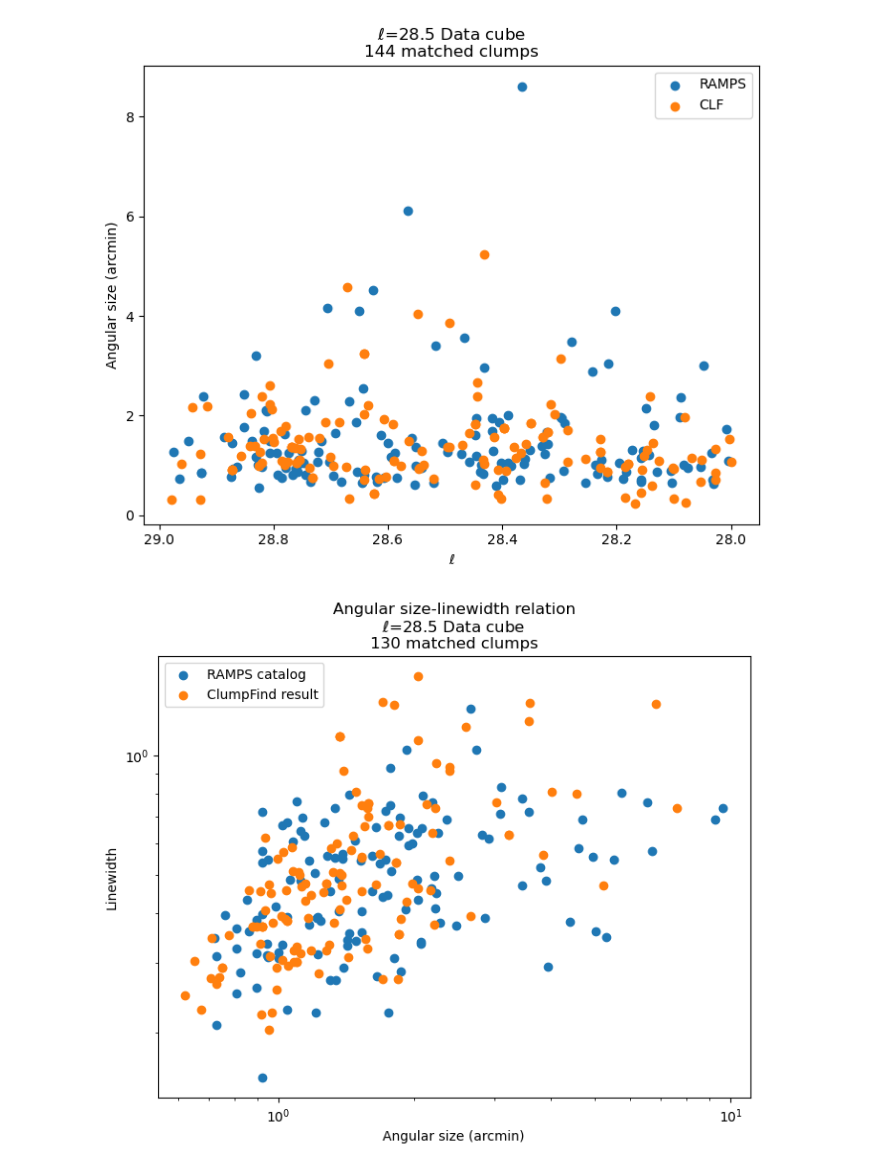
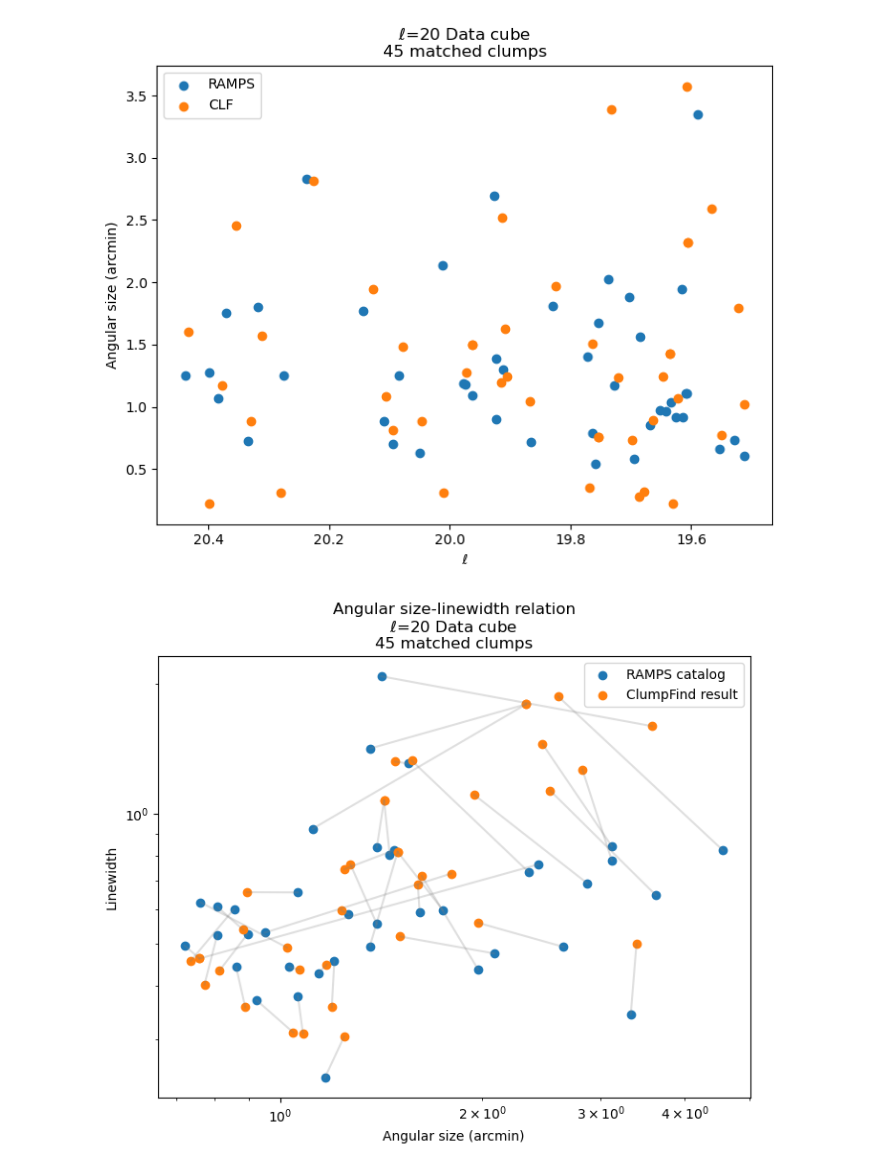
Before and after one commit to harrisonfwest/GBO-REU, a Jupyter notebook: Notebooks/RAMPS_CLF_Crossmatch.ipynb, the cells around one changed output. Drawn from its saved outputs; the diff is of its cells as text; code cells hidden in the pictures.

```diff
--- a/Notebooks/RAMPS_CLF_Crossmatch.ipynb
+++ b/Notebooks/RAMPS_CLF_Crossmatch.ipynb
@@ -13,13 +13,12 @@ from astropy.wcs.utils import skycoord_to_pixel, pixel_to_skycoord
 import warnings
 warnings.filterwarnings('ignore')
 
-filename = 'L28_5_3sig.txt'
+filename = 'L20_3sig.txt'
 
 '''
 Files
 28_5.txt: 5sigma, low = 0.05, inc = 3
 L28_5_3sig.txt: 3sigma, low = 0.2, inc = 3
 L20_3sig.txt: 3sigma, low = 0.2, inc = 3
-
 '''
 # %% [output]
@@ -27,13 +26,13 @@ L20_3sig.txt: 3sigma, low = 0.2, inc = 3
 # %%
-Cube_28_5 = SpectralCube.read('/home/scratch/hfwest/RAMPS/Data/L28_5_NH3_1-1_cube.fits') # Bring in spectral cube to obtain longitude, latitude, and V_LSR values from pixel values
-v_28_5, y_28_5, x_28_5 = Cube_28_5.world[:, :, :] # Extract wcs
-x_28_5_eff = x_28_5.value
-y_28_5_eff = y_28_5.value
-v_28_5_eff = v_28_5.value
+Cube = SpectralCube.read('/home/scratch/hfwest/RAMPS/Data/L20_NH3_1-1_cube.fits') # Bring in spectral cube to obtain longitude, latitude, and V_LSR values from pixel values
+v, y, x = Cube.world[:, :, :] # Extract wcs
+x_eff = x.value
+y_eff = y.value
+v_eff = v.value
 
-hdr_28_5 = Cube_28_5.header
-x_28_5_channel_width = abs(hdr_28_5['CDELT1']) # Pixel size in degrees (channel width of x axis, longitude)
-y_28_5_channel_width = hdr_28_5['CDELT2']
-v_28_5_channel_width = hdr_28_5['CDELT3'] # Channel width (m/s) (channel width of v axis, velocity)
-v_28_5_channel_width /= 1000 # Convert to km/s
+hdr = Cube.header
+x_channel_width = abs(hdr['CDELT1']) # Pixel size in degrees (channel width of x axis, longitude)
+y_channel_width = hdr['CDELT2']
+v_channel_width = hdr['CDELT3'] # Channel width (m/s) (channel width of v axis, velocity)
+v_channel_width /= 1000 # Convert to km/s
 # %%
@@ -55,28 +54,28 @@ _28_5_data['V_LSR'] = np.zeros(shape=len(_28_5_data))
 _28_5_data['ang_size'] = np.full(len(_28_5_data), np.nan)
 _28_5_data['sigma'] = np.zeros(shape= len(_28_5_data))
 
-bound_sky_low = pixel_to_skycoord(max(_28_5_data['x']), min(_28_5_data['y']), Cube_28_5.wcs) # Counter-intuitive min/max for l because left = positive
-bound_sky_high = pixel_to_skycoord(min(_28_5_data['x']), max(_28_5_data['y']), Cube_28_5.wcs)
+bound_sky_low = pixel_to_skycoord(max(_28_5_data['x']), min(_28_5_data['y']), Cube.wcs) # Counter-intuitive min/max for l because left = positive
+bound_sky_high = pixel_to_skycoord(min(_28_5_data['x']), max(_28_5_data['y']), Cube.wcs)
 low_l = bound_sky_low.l.value
 high_l = bound_sky_high.l.value
 low_b = bound_sky_low.b.value
 high_b = bound_sky_high.b.value
 
 for idx in range(len(_28_5_data)):
-    _28_5_data.iat[idx, 15] = _28_5_data.iat[idx, 8] * v_28_5_channel_width / (2*np.sqrt(2 * np.log(2))) # sigma in km/s, as in RAMPS catalog
+    _28_5_data.iat[idx, 15] = _28_5_data.iat[idx, 8] * v_channel_width / (2*np.sqrt(2 * np.log(2))) # sigma in km/s, as in RAMPS catalog
     try:
         long_diam = ratios_to_radius(float(_28_5_data.iat[idx, 10]), _28_5_data.iat[idx, 5], _28_5_data.iat[idx, 6], _28_5_data.iat[idx, 8]) # Reported in pixels
         lat_diam = ratios_to_radius(float(_28_5_data.iat[idx, 10]), _28_5_data.iat[idx, 6], _28_5_data.iat[idx, 5], _28_5_data.iat[idx, 8])
-        _28_5_data.iat[idx, 14] = max(long_diam, lat_diam) * 2 * x_28_5_channel_width * 60 # Angular diameter (larger of l/b) in arcmin
+        _28_5_data.iat[idx, 14] = max(long_diam, lat_diam) * 2 * x_channel_width * 60 # Angular diameter (larger of l/b) in arcmin
 
-        sky = pixel_to_skycoord(_28_5_data.iat[idx, 1] + (long_diam / 2), _28_5_data.iat[idx, 2] + (lat_diam / 2), Cube_28_5.wcs)
+        sky = pixel_to_skycoord(_28_5_data.iat[idx, 1] + (long_diam / 2), _28_5_data.iat[idx, 2] + (lat_diam / 2), Cube.wcs)
         # sky = pixel_to_skycoord(_28_5_data.iat[idx, 1], _28_5_data.iat[idx, 2], Cube_28_5.wcs)
         l_val = sky.l.value
         b_val = sky.b.value
         _28_5_data.iat[idx, 11] = l_val
         _28_5_data.iat[idx, 12] = b_val
         # TODO: Failing to report V_LSR?
-        _28_5_data.iat[idx, 13] = v_28_5_eff[_28_5_data.iat[idx,3], _28_5_data.iat[idx, 2] + (lat_diam / 2), _28_5_data.iat[idx, 1] + (long_diam / 2)]
+        _28_5_data.iat[idx, 13] = v_eff[_28_5_data.iat[idx,3], _28_5_data.iat[idx, 2] + (lat_diam / 2), _28_5_data.iat[idx, 1] + (long_diam / 2)]
     except:
         continue
 
@@ -120,12 +119,12 @@ for idx in range(1, len(RAMPS_data)): # For each item, extract longitude and lat
         RAMPS_data.iat[idx, 27] = b_val
 
         sky = SkyCoord(l=l_val, b=b_val, unit='deg', frame='galactic')
-        x_pix, y_pix = skycoord_to_pixel(sky, Cube_28_5.wcs) # Extract pixel values
+        x_pix, y_pix = skycoord_to_pixel(sky, Cube.wcs) # Extract pixel values
 
         x_pix = int(np.round(x_pix)) # Round pixel floats to nearest int and explicitly cast
         y_pix = int(np.round(y_pix))
 
-        RAMPS_data.iat[idx, 28] = np.nanmax(Cube_28_5[:, y_pix, x_pix].value)
+        RAMPS_data.iat[idx, 28] = np.nanmax(Cube[:, y_pix, x_pix].value)
 
 # Then remove extraneous columns, including the original clump name
 RAMPS_data = RAMPS_data.drop(columns=['ClumpName', 'chi(NH3)', 'T_rot', 'log10(N_tot,ba)', 'p1', 'M_clump', 'L_clump', 'EvolState',
@@ -313,15 +309,15 @@ Name: 0, dtype: float64
 # %%
 plt.figure(figsize= (8, 6))
 plt.scatter(RAMPS_match['l'], (RAMPS_match['theta_maj'].astype(float) + RAMPS_match['theta_min'].astype(float))/2, label= 'RAMPS')
 plt.scatter(CLF_match['l'], CLF_match['ang_size'], label = 'CLF')
 plt.legend()
-plt.title(f'$\ell$=28.5 Data cube\n{len(RAMPS_match)} matched clumps')
+plt.title(f'$\ell$=20 Data cube\n{len(RAMPS_match)} matched clumps')
 plt.xlabel('$\ell$')
 plt.ylabel('Angular size (arcmin)')
 plt.gca().invert_xaxis()
 plt.show()
 # %% [output]
-[figure, old version]
+[figure, new version]
 # %%
 beamsize_mask = CLF_match['ang_size'] >= 0.6
 
@@ -330,13 +326,16 @@ plt.loglog()
 plt.scatter(RAMPS_match['theta_maj'].astype(float)[beamsize_mask], RAMPS_match['sigma'].astype(float)[beamsize_mask], label= 'RAMPS catalog')
 plt.scatter(CLF_match['ang_size'].astype(float)[beamsize_mask], CLF_match['sigma'].astype(float)[beamsize_mask], label= 'ClumpFind result')
 
-plt.title(f'Angular size-linewidth relation\n$\ell$=28.5 Data cube\n{len(RAMPS_match[beamsize_mask])} matched clumps')
+for i in range(len(RAMPS_match[beamsize_mask])):
+    plt.plot([RAMPS_match['theta_maj'].astype(float)[beamsize_mask].iloc[i], CLF_match['ang_size'].astype(float)[beamsize_mask].iloc[i]], [RAMPS_match['sigma'].astype(float)[beamsize_mask].iloc[i], CLF_match['sigma'].astype(float)[beamsize_mask].iloc[i]], alpha= 0.25, color= 'gray')
+
+plt.title(f'Angular size-linewidth relation\n$\ell$=20 Data cube\n{len(RAMPS_match)} matched clumps')
 plt.xlabel('Angular size (arcmin)')
 plt.ylabel('Linewidth')
 plt.legend()
 plt.show()
 # %% [output]
-[figure, old version]
+[figure, new version]
 # %%
 bins= np.linspace(0, 7, 40)
 
```
Also changed, not shown: parts of 13 cells of this notebook, 2 other files.
